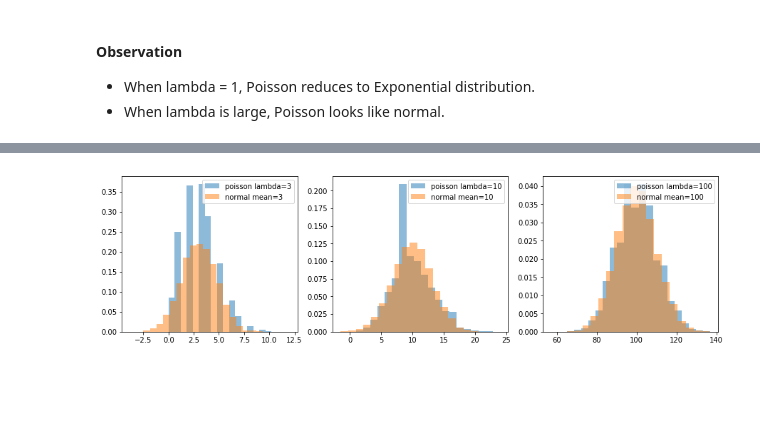
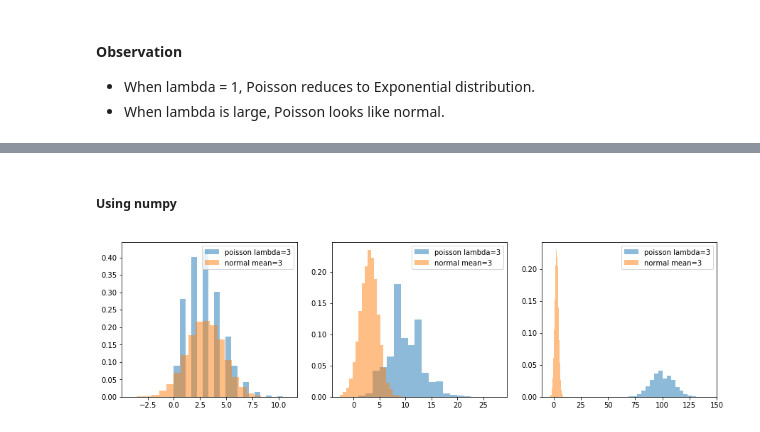
Before and after one commit to shawlu95/Data-Science-Toolbox, a Jupyter notebook: distribution/poisson.ipynb, the cells around one changed output, grey strips where cells are left out. Drawn from its saved outputs; the diff is of its cells as text; code cells hidden in the pictures; blank space fills up the shorter version.

```diff
--- a/distribution/poisson.ipynb
+++ b/distribution/poisson.ipynb
@@ -56,11 +56,9 @@ variance analytical: 3.00
 # %%
-def plot_poisson(lamb, ax, sample_size=10000):
-    m = [poisson(lamb) for _ in range(sample_size)]
-
+def plot_poisson(m, ax):
     mean_empirical = np.mean(m)
     std_empirical = np.std(m)
 
-    normal = np.random.normal(lamb, np.sqrt(lamb), sample_size)
+    normal = np.random.normal(lamb, np.sqrt(lamb), len(m))
     ax.hist(m, density=True, bins=20, alpha=0.5)
     ax.hist(normal, density=True, bins=20, alpha=0.5)
     ax.legend(["poisson lambda=%i"%lamb, "normal mean=%i"%lamb])
@@ -67,13 +81,18 @@ def plot_poisson(lamb, ax, sample_size=10000):
+# %% [markdown]
+##### Using numpy
 # %%
 plt.figure(figsize=(15, 4))
 
 ax1 = plt.subplot(1, 3, 1)
-plot_poisson(lamb=3, ax=ax1)
+m = np.random.poisson(3, size=10000)
+plot_poisson(m, ax=ax1)
 
 ax2 = plt.subplot(1, 3, 2)
-plot_poisson(lamb=10, ax=ax2)
+m = np.random.poisson(10, size=10000)
+plot_poisson(m, ax=ax2)
 
 ax3 = plt.subplot(1, 3, 3)
-plot_poisson(lamb=100, ax=ax3)
+m = np.random.poisson(100, size=10000)
+plot_poisson(m, ax=ax3)
 # %% [output]
-[figure, old version]
+[figure, new version]
```
Also changed, not shown: parts of 2 cells of this notebook, 7 other files.
